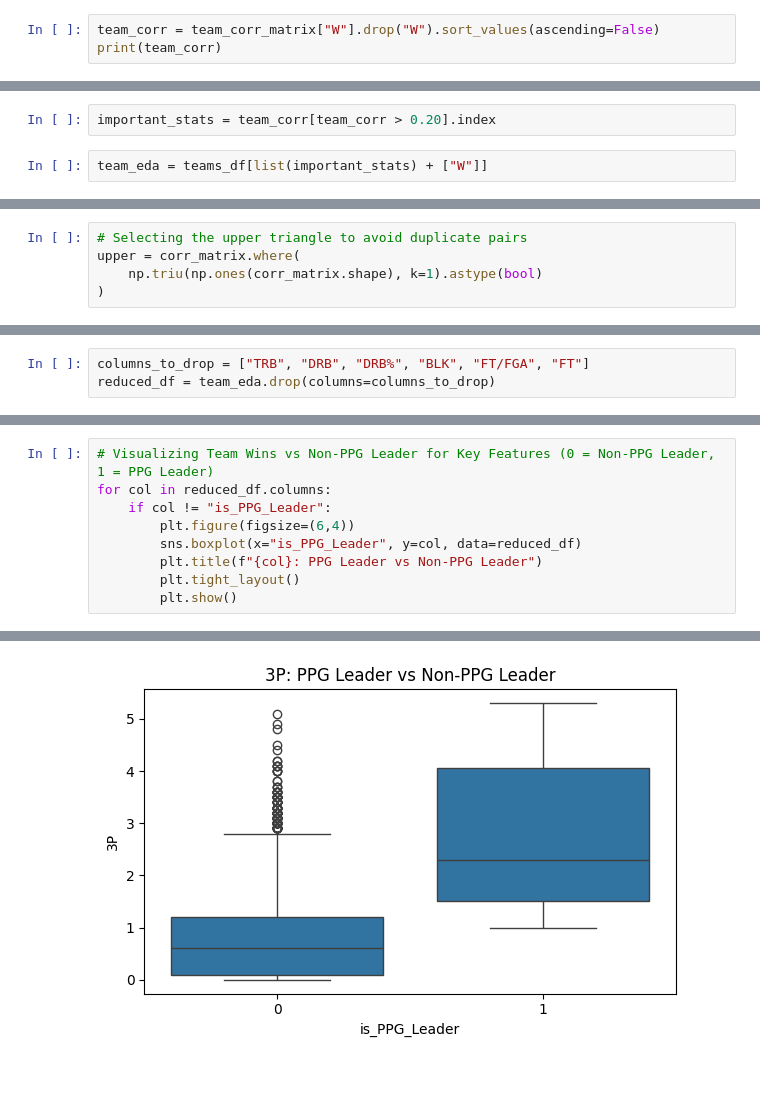
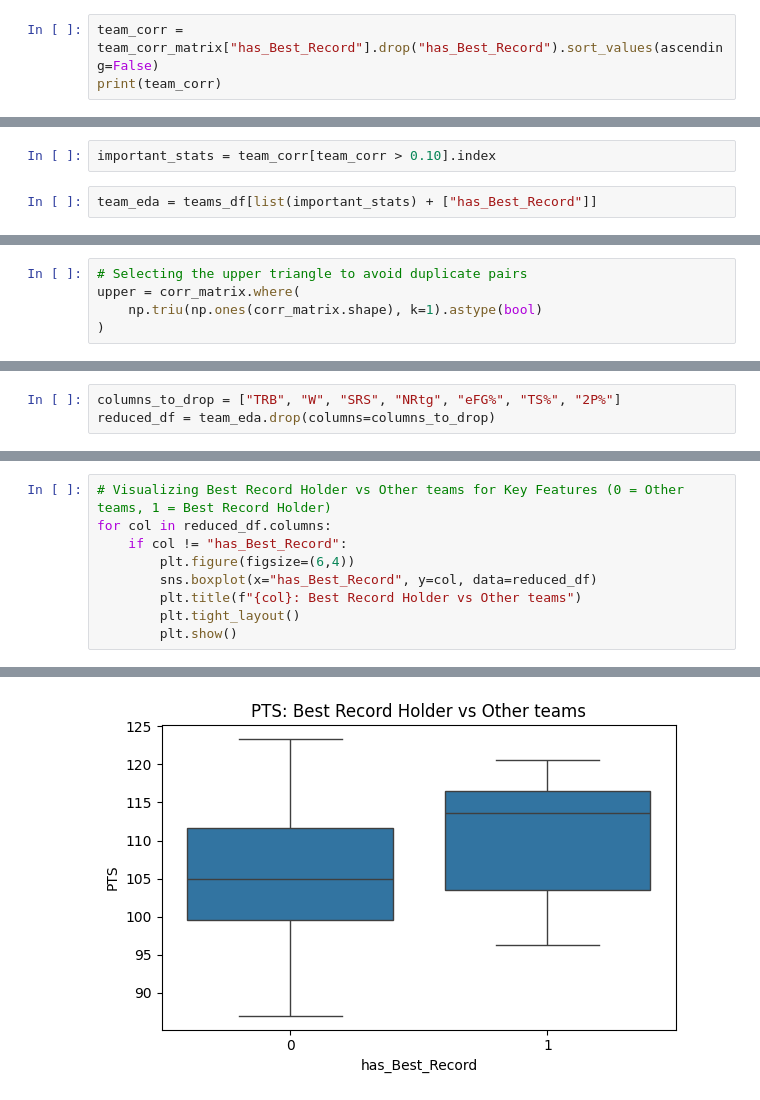
Before and after one commit to AutomationKay/General-Projects, a Jupyter notebook: nba_awards_predictions/src/preprocessing/06_eda_team.ipynb, the cells around one changed output, grey strips where cells are left out. Cells and saved outputs as stored; diff of their text form.

```diff
--- a/nba_awards_predictions/src/preprocessing/06_eda_team.ipynb
+++ b/nba_awards_predictions/src/preprocessing/06_eda_team.ipynb
@@ -32,6 +69,6 @@ teams_df.head(5)
 numeric_cols = teams_df.select_dtypes(include=["number"]).columns
 team_corr_matrix = teams_df[numeric_cols].corr()
 # %%
-team_corr = team_corr_matrix["W"].drop("W").sort_values(ascending=False)
+team_corr = team_corr_matrix["has_Best_Record"].drop("has_Best_Record").sort_values(ascending=False)
 print(team_corr)
 # %% [output]
@@ -67,7 +104,7 @@ Based on the results here, we're going to take everything with a correlation coe
 # %%
-important_stats = team_corr[team_corr > 0.20].index
+important_stats = team_corr[team_corr > 0.10].index
 # %%
-team_eda = teams_df[list(important_stats) + ["W"]]
+team_eda = teams_df[list(important_stats) + ["has_Best_Record"]]
 # %%
 print(team_eda.head())
 print(f"{team_eda.shape[1]-1} stats selected with correlation > 0.20")
@@ -144,5 +181,5 @@ Based on domain knowledge, we're not going to drop the suggestion columns from t
 # %%
-columns_to_drop = ["TRB", "DRB", "DRB%", "BLK", "FT/FGA", "FT"]
+columns_to_drop = ["TRB", "W", "SRS", "NRtg", "eFG%", "TS%", "2P%"]
 reduced_df = team_eda.drop(columns=columns_to_drop)
 # %%
 reduced_df.head(5)
@@ -156,10 +193,10 @@ reduced_df.head(5)
 # %%
-# Visualizing Team Wins vs Non-PPG Leader for Key Features (0 = Non-PPG Leader, 1 = PPG Leader)
+# Visualizing Best Record Holder vs Other teams for Key Features (0 = Other teams, 1 = Best Record Holder)
 for col in reduced_df.columns:
-    if col != "is_PPG_Leader":
+    if col != "has_Best_Record":
         plt.figure(figsize=(6,4))
-        sns.boxplot(x="is_PPG_Leader", y=col, data=reduced_df)
-        plt.title(f"{col}: PPG Leader vs Non-PPG Leader")
+        sns.boxplot(x="has_Best_Record", y=col, data=reduced_df)
+        plt.title(f"{col}: Best Record Holder vs Other teams")
         plt.tight_layout()
         plt.show()
 # %% [output]
@@ -174 +211 @@ for col in reduced_df.columns:
-[figure, old version]
+[figure, new version]
```
Also changed, not shown: parts of 23 cells of this notebook, 4 other files.
